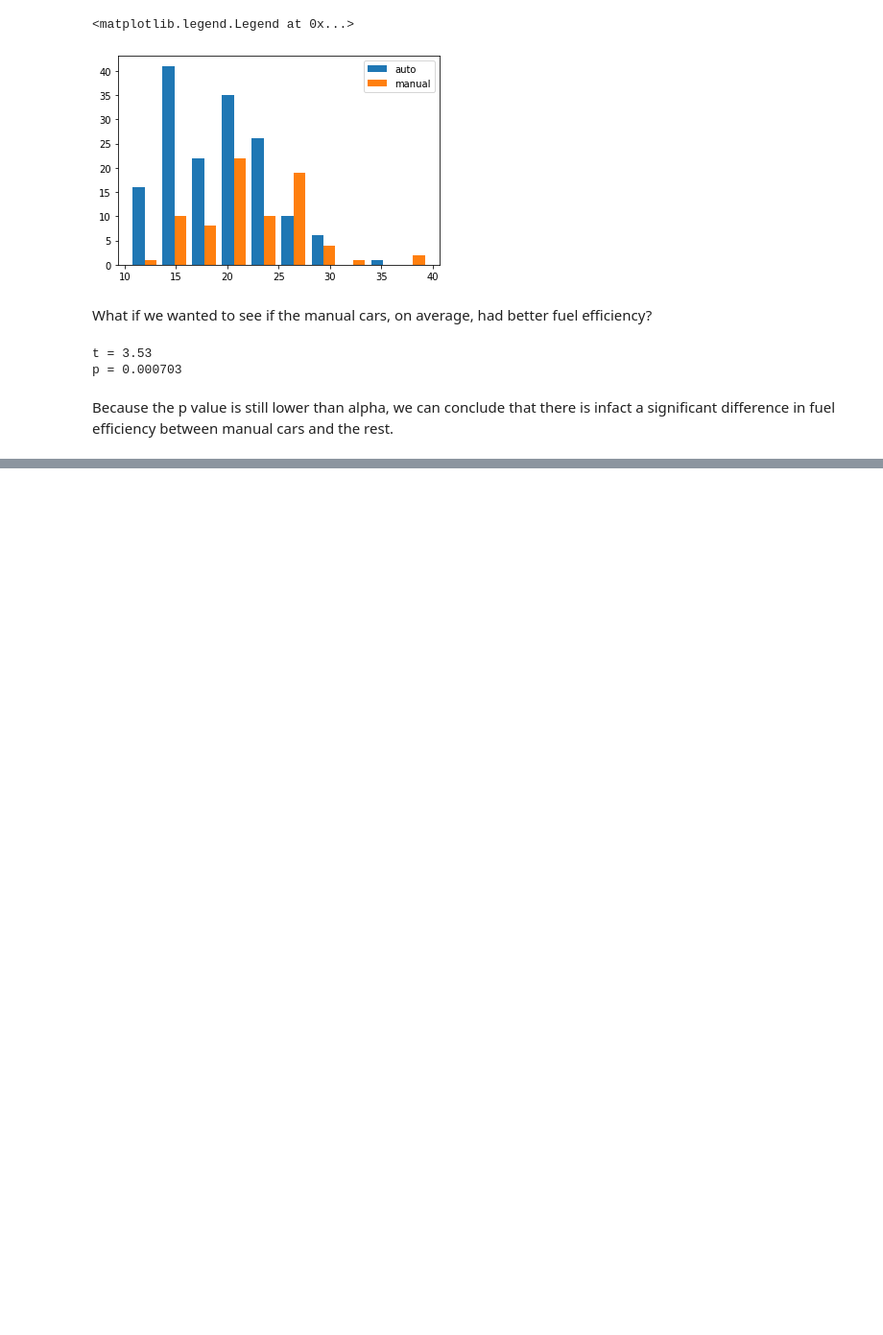
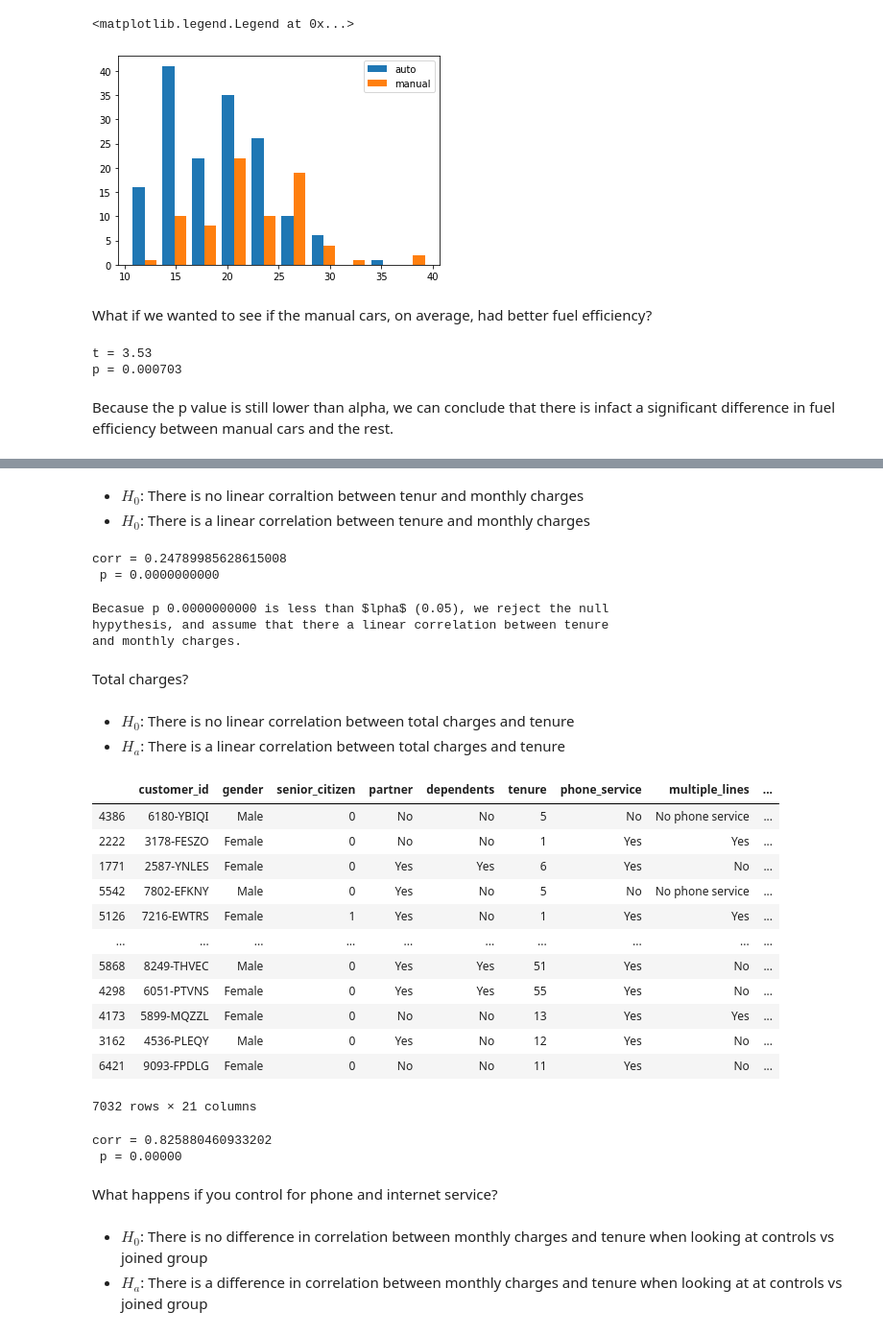
Before and after one commit to guedanie/statistics-exercises, a Jupyter notebook: hypothesis_testing.ipynb, the cells around one changed output, grey strips where cells are left out. Shown at 96% size. Cells and saved outputs as stored; diff of their text form; code cells hidden in the pictures; blank space fills up the shorter version.

```diff
--- a/hypothesis_testing.ipynb
+++ b/hypothesis_testing.ipynb
@@ -266,0 +274,11 @@ Because the p value is still lower than alpha, we can conclude that there is inf
+# %%
+from env import host, user, password
+
+url = f'mysql+pymysql://{user}:{password}@{host}/telco_churn'
+
+sql = '''
+SELECT *
+FROM customers
+'''
+
+customers = pd.read_sql(sql, url)
@@ -266,0 +295,29 @@ Because the p value is still lower than alpha, we can conclude that there is inf
+# %% [markdown]
+* $H_0$: There is no linear corraltion between tenur and monthly charges
+* $H_0$: There is a linear correlation between tenure and monthly charges
+# %%
+x = customers.tenure
+y = customers.monthly_charges
+
+corr, p = stats.pearsonr(x,y)
+
+print(f"corr = {corr}")
+print(f" p = {p:.10f}")
+# %% [output]
+corr = 0.24789985628615008
+ p = 0.0000000000
+# %%
+print(f'''
+Becasue p {p:.10f} is less than $\alpha$ (0.05), we reject the null
+hypythesis, and assume that there a linear correlation between tenure
+and monthly charges.
+''')
+# %% [output]
+Becasue p 0.0000000000 is less than $lpha$ (0.05), we reject the null
+hypythesis, and assume that there a linear correlation between tenure
+and monthly charges.
+# %% [markdown]
+Total charges?
+# %% [markdown]
+* $H_0$: There is no linear correlation between total charges and tenure
+* $H_a$: There is a linear correlation between total charges and tenure
@@ -266,0 +326,16 @@ Because the p value is still lower than alpha, we can conclude that there is inf
+# %%
+customers[customers.total_charges != ' '].sort_values(by = "total_charges")
+# %% [output]
+|  | customer_id | gender | senior_citizen | partner | dependents | tenure | phone_service | multiple_lines | ... |
+| 4386 | 6180-YBIQI | Male | 0 | No | No | 5 | No | No phone service | ... |
+| 2222 | 3178-FESZO | Female | 0 | No | No | 1 | Yes | Yes | ... |
+| 1771 | 2587-YNLES | Female | 0 | Yes | Yes | 6 | Yes | No | ... |
+| 5542 | 7802-EFKNY | Male | 0 | Yes | No | 5 | No | No phone service | ... |
+| 5126 | 7216-EWTRS | Female | 1 | Yes | No | 1 | Yes | Yes | ... |
+| ... | ... | ... | ... | ... | ... | ... | ... | ... | ... |
+| 5868 | 8249-THVEC | Male | 0 | Yes | Yes | 51 | Yes | No | ... |
+| 4298 | 6051-PTVNS | Female | 0 | Yes | Yes | 55 | Yes | No | ... |
+| 4173 | 5899-MQZZL | Female | 0 | No | No | 13 | Yes | Yes | ... |
+| 3162 | 4536-PLEQY | Male | 0 | Yes | No | 12 | Yes | No | ... |
+| 6421 | 9093-FPDLG | Female | 0 | No | No | 11 | Yes | No | ... |
+7032 rows × 21 columns
@@ -266,0 +345,16 @@ Because the p value is still lower than alpha, we can conclude that there is inf
+# %%
+x = tenure
+y = total_charges
+
+corr, p = stats.pearsonr(x,y)
+
+print(f"corr = {corr}")
+print(f" p = {p:.5f}")
+# %% [output]
+corr = 0.825880460933202
+ p = 0.00000
+# %% [markdown]
+What happens if you control for phone and internet service?
+# %% [markdown]
+* $H_0$: There is no difference in correlation between monthly charges and tenure when looking at controls vs joined group
+* $H_a$: There is a difference in correlation between monthly charges and tenure when looking at at controls vs joined group
```
Also changed, not shown: parts of 39 cells of this notebook.
